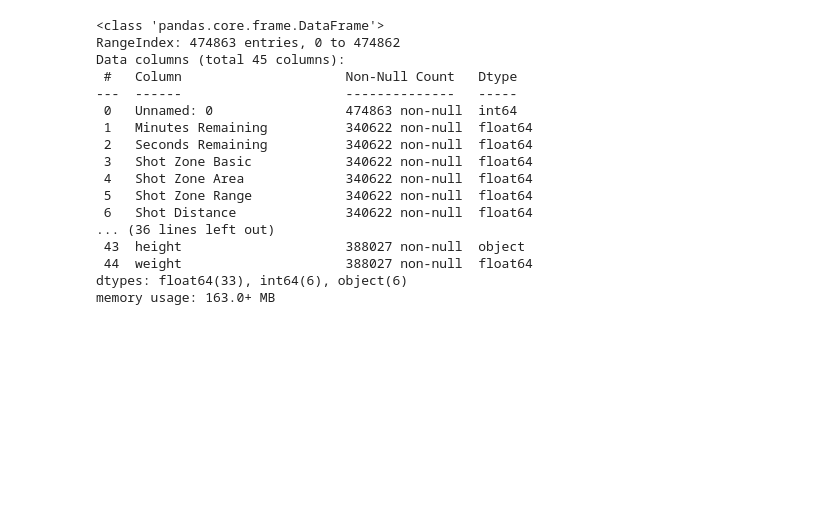
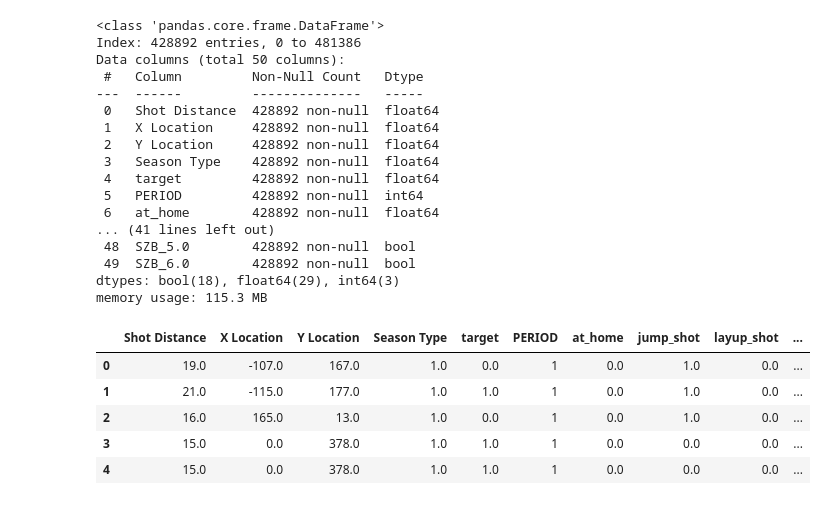
Before and after one commit to DataScientest-Studio/fev24_cds_nba1, a Jupyter notebook: notebooks/5.0-modelisation.ipynb, the cells around one changed output. Cells and saved outputs as stored; diff of their text form; code cells hidden in the pictures; blank space fills up the shorter version.

```diff
--- a/notebooks/5.0-modelisation.ipynb
+++ b/notebooks/5.0-modelisation.ipynb
@@ -6,20 +1,43 @@ df = pd.read_csv("../data/processed/all_shots_2000-2020.csv")
+# %%
+import pandas as pd
+import numpy as np
+
+df = pd.read_csv("../data/processed/all_shots_2000-2020.csv", index_col=0)
+pd.set_option('display.max_columns', 500)
+df.dropna(inplace=True)
+
+df = pd.concat([df, pd.get_dummies(df['Shot Zone Range'], prefix='SZR')], axis=1)
+df = pd.concat([df, pd.get_dummies(df['Shot Zone Area'], prefix='SZA')], axis=1)
+df = pd.concat([df, pd.get_dummies(df['Shot Zone Basic'], prefix='SZB')], axis=1)
+
+
+df.drop(['Shot Zone Basic','Shot Zone Area','Shot Zone Range','GAME_ID', 'EVENTNUM', 'year_start', 'year_end', 'Year','PLAYER1_TEAM_ABBREVIATION', 'Away Team', 'PLAYER1_NAME', 'Seconds Remaining', 'SG-PG','PERSON1TYPE', '3PT'], axis=1, inplace=True)
+
+df.info()
+# %% [output]
+<class 'pandas.core.frame.DataFrame'>
+Index: 428892 entries, 0 to 481386
+Data columns (total 50 columns):
+ #   Column         Non-Null Count   Dtype
+---  ------         --------------   -----
+ 0   Shot Distance  428892 non-null  float64
+ 1   X Location     428892 non-null  float64
+ 2   Y Location     428892 non-null  float64
+ 3   Season Type    428892 non-null  float64
+ 4   target         428892 non-null  float64
+ 5   PERIOD         428892 non-null  int64
+ 6   at_home        428892 non-null  float64
+... (41 lines left out)
+ 48  SZB_5.0        428892 non-null  bool
+ 49  SZB_6.0        428892 non-null  bool
+dtypes: bool(18), float64(29), int64(3)
+memory usage: 115.3 MB
 # %%
-df.info()
+df.head()
 # %% [output]
-<class 'pandas.core.frame.DataFrame'>
-RangeIndex: 474863 entries, 0 to 474862
-Data columns (total 45 columns):
- #   Column                     Non-Null Count   Dtype
----  ------                     --------------   -----
- 0   Unnamed: 0                 474863 non-null  int64
- 1   Minutes Remaining          340622 non-null  float64
- 2   Seconds Remaining          340622 non-null  float64
- 3   Shot Zone Basic            340622 non-null  float64
- 4   Shot Zone Area             340622 non-null  float64
- 5   Shot Zone Range            340622 non-null  float64
- 6   Shot Distance              340622 non-null  float64
-... (36 lines left out)
- 43  height                     388027 non-null  object
- 44  weight                     388027 non-null  float64
-dtypes: float64(33), int64(6), object(6)
-memory usage: 163.0+ MB
+|  | Shot Distance | X Location | Y Location | Season Type | target | PERIOD | at_home | jump_shot | layup_shot | ... |
+| 0 | 19.0 | -107.0 | 167.0 | 1.0 | 0.0 | 1 | 0.0 | 1.0 | 0.0 | ... |
+| 1 | 21.0 | -115.0 | 177.0 | 1.0 | 1.0 | 1 | 0.0 | 1.0 | 0.0 | ... |
+| 2 | 16.0 | 165.0 | 13.0 | 1.0 | 0.0 | 1 | 0.0 | 1.0 | 0.0 | ... |
+| 3 | 15.0 | 0.0 | 378.0 | 1.0 | 1.0 | 1 | 0.0 | 0.0 | 0.0 | ... |
+| 4 | 15.0 | 0.0 | 378.0 | 1.0 | 1.0 | 1 | 0.0 | 0.0 | 0.0 | ... |
```
Also changed, not shown: parts of 19 cells of this notebook, 3 other files.
